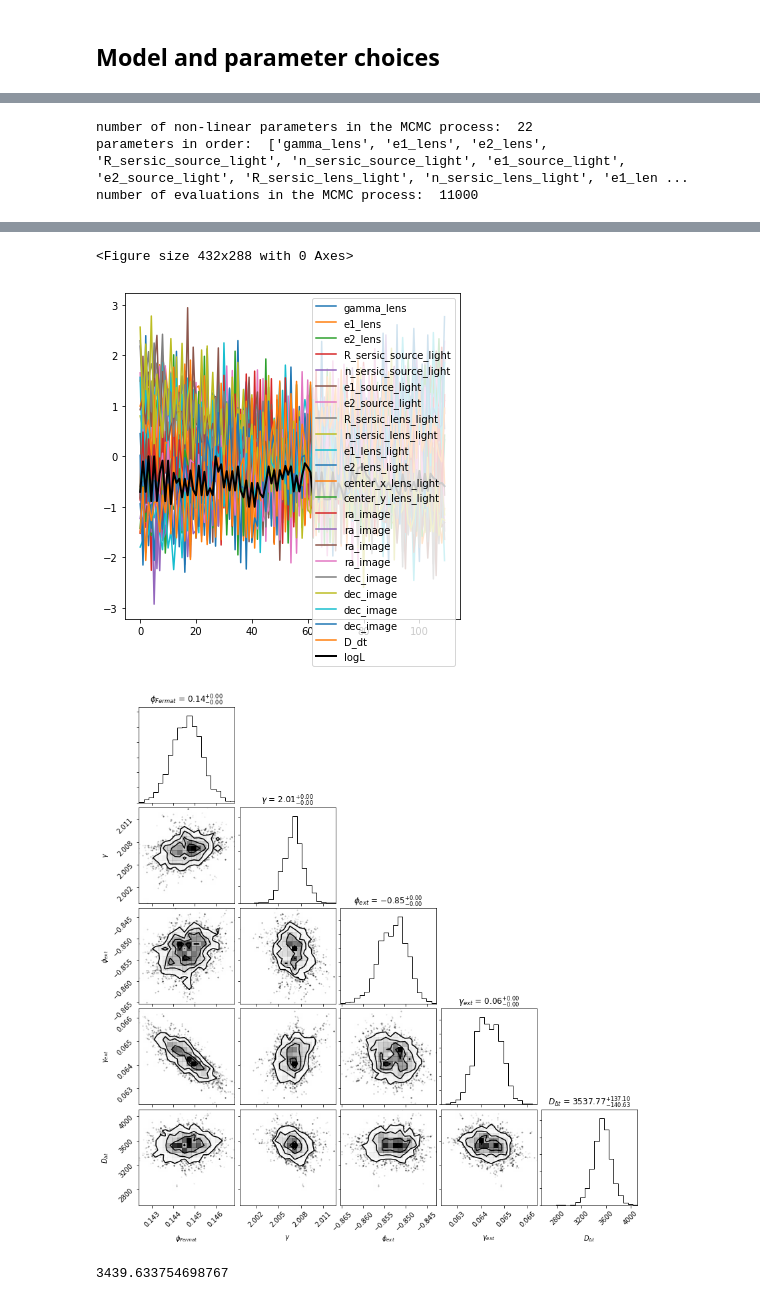
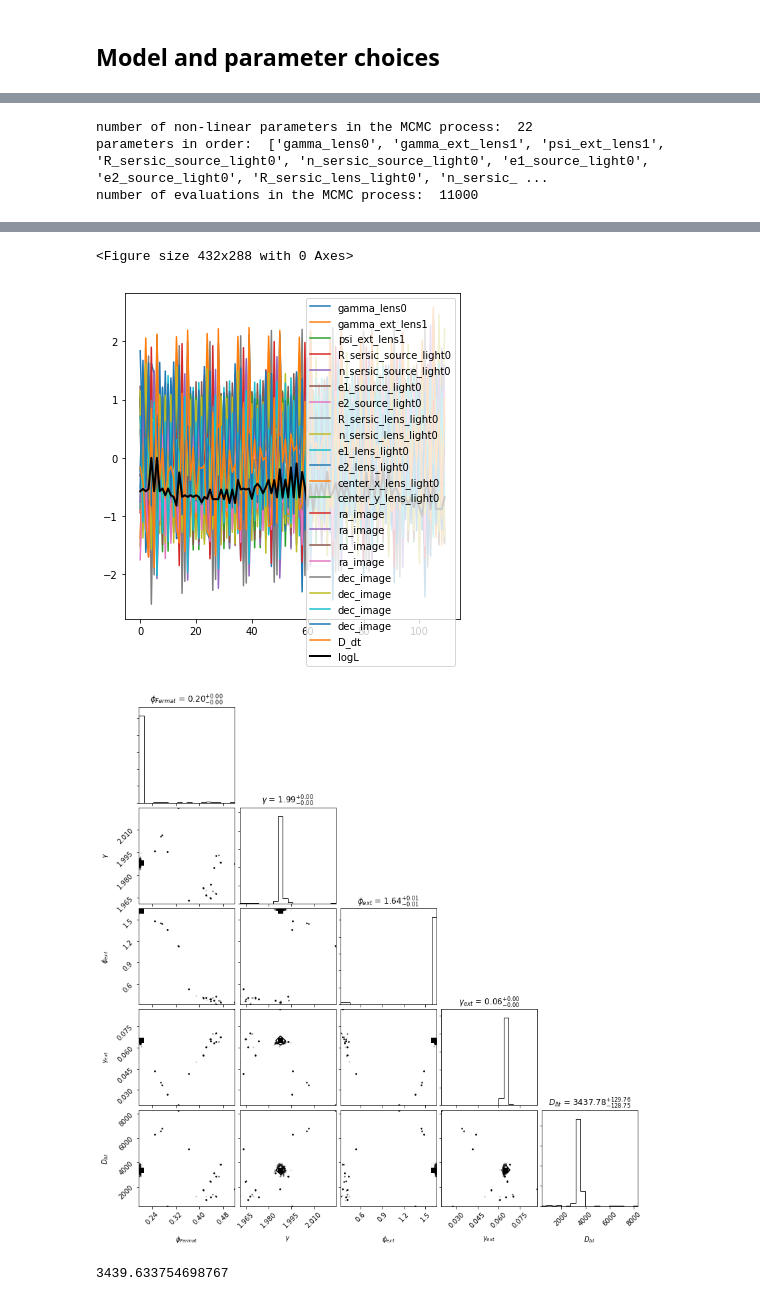
Before and after one commit to lenstronomy/lenstronomy-tutorials, a Jupyter notebook: lenstronomy_extensions/Notebooks/time-delay cosmography psf.ipynb, the cells around one changed output, grey strips where cells are left out. Cells and saved outputs as stored; diff of their text form; code cells hidden in the pictures.

```diff
--- a/lenstronomy_extensions/Notebooks/time-delay cosmography psf.ipynb
+++ b/lenstronomy_extensions/Notebooks/time-delay cosmography psf.ipynb
@@ -94,11 +94,11 @@ psf_class = PSF(**kwargs_psf)
 [figure]
 # %%
 # lensing quantities
-kwargs_shear = {'e1': 0.0, 'e2': -0.05}  # shear values to the source plane
+kwargs_shear = {'gamma_ext': 0.05, 'psi_ext': -np.pi/2}  # shear values to the source plane
 kwargs_spemd = {'theta_E': 1.66, 'gamma': 1.95, 'center_x': 0.0, 'center_y': 0, 'e1': 0.1, 'e2': 0.1}  # parameters of the deflector lens model
 
 # the lens model is a supperposition of an elliptical lens model with external shear
-lens_model_list = ['SPEMD', 'SHEAR']
+lens_model_list = ['SPEMD', 'SHEAR_GAMMA_PSI']
 kwargs_lens = [kwargs_spemd, kwargs_shear]
 lens_model_class = LensModel(lens_model_list=lens_model_list)
 
@@ -215,11 +215,11 @@ kwargs_lower_lens.append({'theta_E': 0.01,'q': .5, 'gamma': 1.5, 'phi_G': 0., 'c
 kwargs_upper_lens.append({'theta_E': 10,'q': .5, 'gamma': 2.5, 'phi_G': 0., 'center_x': 10, 'center_y': 10})
 
 fixed_lens.append({'ra_0': 0, 'dec_0': 0})
-kwargs_lens_init.append({'e1': 0.0, 'e2': 0.0})
+kwargs_lens_init.append({'gamma_ext': 0.05, 'psi_ext': 0})
 #kwargs_lens_init.append(kwargs_shear)
-kwargs_lens_sigma.append({'e1': 0.1, 'e2': 0.1})
-kwargs_lower_lens.append({'e1': -0.2, 'e2': -0.2})
-kwargs_upper_lens.append({'e1': 0.2, 'e2': 0.2})
+kwargs_lens_sigma.append({'gamma_ext': 0.05, 'psi_ext': np.pi})
+kwargs_lower_lens.append({'gamma_ext': 0., 'psi_ext': -np.pi})
+kwargs_upper_lens.append({ 'gamma_ext': 0.3, 'psi_ext': np.pi})
 
 lens_params = [kwargs_lens_init, kwargs_lens_sigma, fixed_lens, kwargs_lower_lens, kwargs_upper_lens]
 
@@ -275,7 +275,7 @@ kwargs_params = {'lens_model': lens_params,
                 'source_model': source_params,
                 'lens_light_model': lens_light_params,
                 'point_source_model': ps_params,
-                'cosmography': cosmo_params}
+                'special': cosmo_params}
 # %%
 # now we first run a PSO with the wrong PSF
 psf_iter_factor = 0.5
@@ -439,14 +438,13 @@ fitting_kwargs_list = [
     ['MCMC', {'n_burn': 50, 'n_run': 50, 'walkerRatio': 10,'sigma_scale': .1}]
 ]
 chain_list = fitting_seq.fit_sequence(fitting_kwargs_list)
-lens_result, source_result, lens_light_result, ps_result, cosmo_result = fitting_seq.best_fit()
+kwargs_result = fitting_seq.best_fit()
 
 multi_band_list = fitting_seq.multi_band_list
 kwargs_psf_updated = multi_band_list[0][1]
 f, axes = out_plot.psf_iteration_compare(kwargs_psf_updated)
 f.show()
-modelPlot = ModelPlot(multi_band_list, kwargs_model, lens_result, source_result,
-                             lens_light_result, ps_result, arrow_size=0.02, cmap_string="gist_heat")
+modelPlot = ModelPlot(multi_band_list, kwargs_model, kwargs_result, arrow_size=0.02, cmap_string="gist_heat")
 f, axes = modelPlot.plot_main()
 f.show()
 f, axes = modelPlot.plot_separate()
@@ -493,29 +494,30 @@ from lenstronomy.Sampling.parameters import Param
 # make instance of parameter class with given model options, constraints and fixed parameters #
 
 param = Param(kwargs_model, fixed_lens, fixed_source, fixed_lens_light, fixed_ps, fixed_cosmo,
-              kwargs_lens_init=kwargs_lens, **kwargs_constraints)
+              kwargs_lens_init=kwargs_result['kwargs_lens'], **kwargs_constraints)
 # the number of non-linear parameters and their names #
 num_param, param_list = param.num_param()
 
 from lenstronomy.Analysis.lens_analysis import LensAnalysis
 lensAnalysis = LensAnalysis(kwargs_model)
 
+
 mcmc_new_list = []
 labels_new = [r"$\phi_{Fermat}$", r"$\gamma$", r"$\phi_{ext}$", r"$\gamma_{ext}$", r"$D_{\Delta t}$"]
 for i in range(len(samples_mcmc)):
     # transform the parameter position of the MCMC chain in a lenstronomy convention with keyword arguments #
-    kwargs_lens_out, kwargs_light_source_out, kwargs_light_lens_out, kwargs_ps_out, kwargs_cosmo = param.args2kwargs(samples_mcmc[i])
-    D_dt = kwargs_cosmo['D_dt']
-    fermat_pot = lensAnalysis.fermat_potential(kwargs_lens_out, kwargs_ps_out)
+    kwargs_result = param.args2kwargs(samples_mcmc[i])
+    D_dt = kwargs_result['kwargs_special']['D_dt']
+    fermat_pot = lensAnalysis.fermat_potential(kwargs_result['kwargs_lens'], kwargs_result['kwargs_ps'])
     delta_fermat_12 = fermat_pot[0] - fermat_pot[2]
-    gamma = kwargs_lens_out[0]['gamma']
-    phi_ext, gamma_ext = lensAnalysis._lensModelExtensions.external_shear(kwargs_lens_out)
+    gamma = kwargs_result['kwargs_lens'][0]['gamma']
+    phi_ext, gamma_ext = kwargs_result['kwargs_lens'][1]['psi_ext'], kwargs_result['kwargs_lens'][1]['gamma_ext']
     mcmc_new_list.append([delta_fermat_12, gamma, phi_ext, gamma_ext, D_dt])
 
 
 plot = corner.corner(mcmc_new_list, labels=labels_new, show_titles=True)
 # %% [output]
 number of non-linear parameters in the MCMC process:  22
-parameters in order:  ['gamma_lens', 'e1_lens', 'e2_lens', 'R_sersic_source_light', 'n_sersic_source_light', 'e1_source_light', 'e2_source_light', 'R_sersic_lens_light', 'n_sersic_lens_light', 'e1_len ...
+parameters in order:  ['gamma_lens0', 'gamma_ext_lens1', 'psi_ext_lens1', 'R_sersic_source_light0', 'n_sersic_source_light0', 'e1_source_light0', 'e2_source_light0', 'R_sersic_lens_light0', 'n_sersic_ ...
 number of evaluations in the MCMC process:  11000
   warnings.warn(msg, RuntimeWarning)
@@ -523,6 +535,6 @@ number of evaluations in the MCMC process:  11000
 <Figure size 432x288 with 0 Axes>
-[figure, old version]
+[figure, new version]
-[figure, old version]
+[figure, new version]
 # %%
 from lenstronomy.Cosmo.lens_cosmo import LensCosmo
 lensCosmo = LensCosmo(z_lens=z_lens, z_source=z_source)
```
Also changed, not shown: parts of 7 cells of this notebook, 15 other files.
